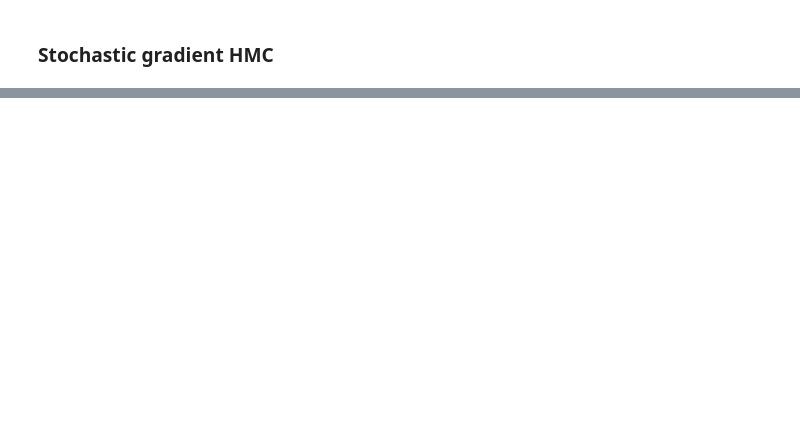
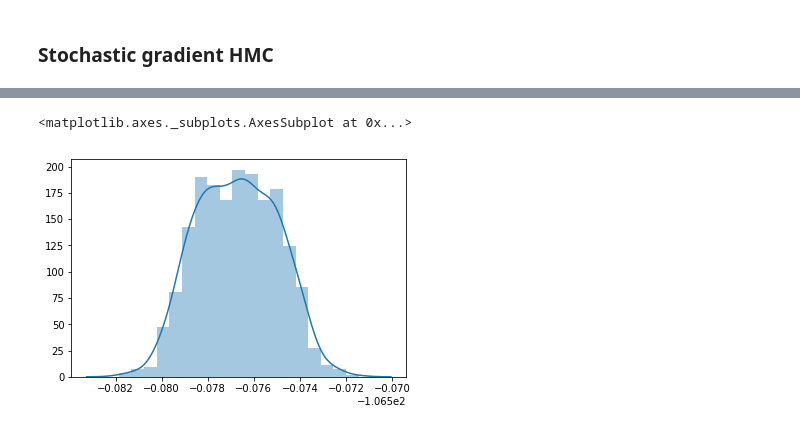
Before and after one commit to ywgej9/STA663-Final-Project, a Jupyter notebook: FinalProject.ipynb, the cells around one changed output, grey strips where cells are left out. Cells and saved outputs as stored; diff of their text form; code cells hidden in the pictures; blank space fills up the shorter version.

```diff
--- a/FinalProject.ipynb
+++ b/FinalProject.ipynb
@@ -223,0 +299,7 @@ def sghmc(theta_0, eps, niter, m, M, U, grad_U，perc, prior, xmodel):
+# %%
+# Load the diabetes dataset
+d = datasets.load_diabetes()
+data = pd.DataFrame(data= np.c_[d['data']],
+                     columns= d['feature_names'])
+data = data.iloc[:, 0:4]
+data.iloc[0:3,:]
@@ -223,0 +311,15 @@ def sghmc(theta_0, eps, niter, m, M, U, grad_U，perc, prior, xmodel):
+# %%
+# Load the diabetes dataset
+d = datasets.load_diabetes()
+X = d['data'][:,0:4]
+y = d['target']
+n, p = X.shape
+
+# Compute the OLS variance
+reg = LinearRegression().fit(X, y)
+y_hat = reg.predict(X)
+sig2 = sum((y - y_hat)**2)/(n - p)
+sig = np.sqrt(sig2)
+sig2 = sum((y-y_hat)**2)/(n-p)
+theta_p = reg.coef_
+sig_p = np.eye(p)*500
@@ -223,0 +369,5 @@ def sghmc(theta_0, eps, niter, m, M, U, grad_U，perc, prior, xmodel):
+# %%
+sns.distplot(Theta_hmc[1,:])
+# %% [output]
+<matplotlib.axes._subplots.AxesSubplot at 0x...>
+[figure, added]
```
Also changed, not shown: parts of 31 cells of this notebook.
